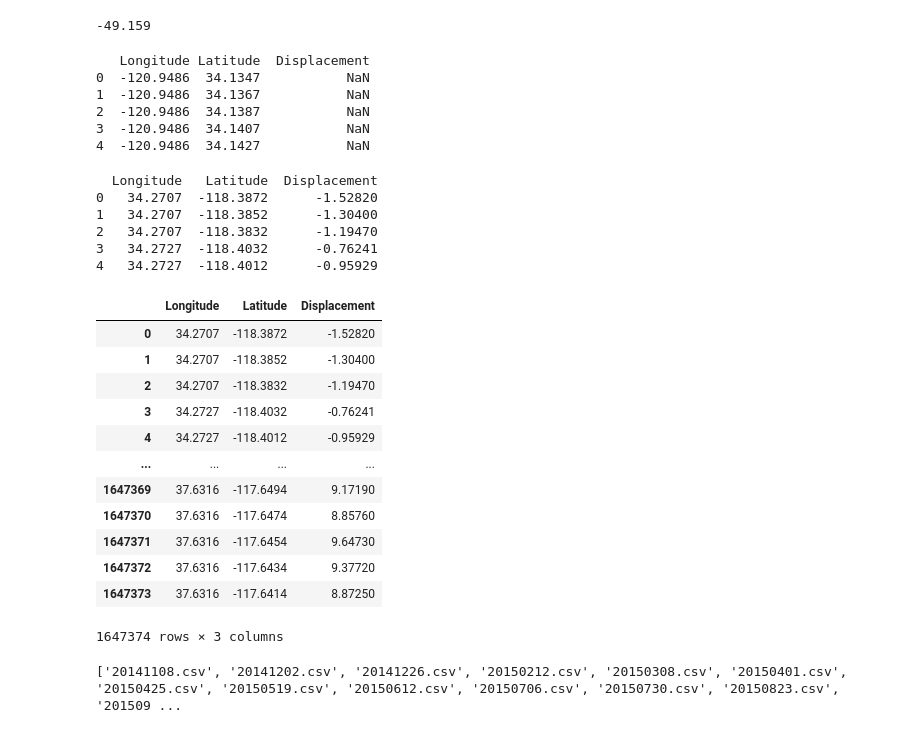
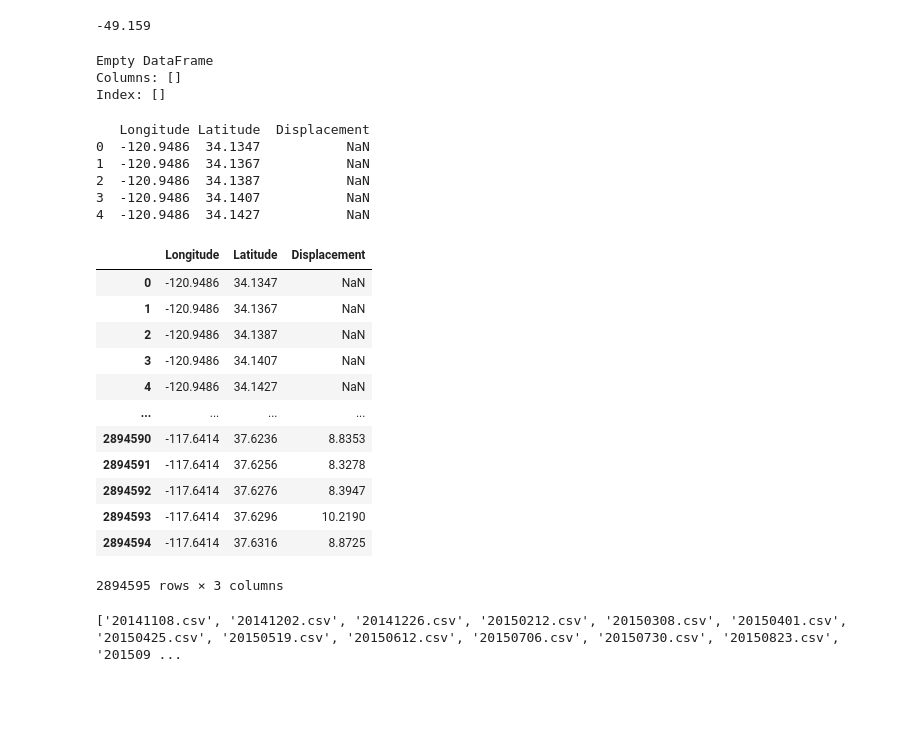
Before and after one commit to JayUpadhyayCS/DSFellowship, a Jupyter notebook: 0628.ipynb, the cells around one changed output. Drawn from its saved outputs; the diff is of its cells as text; code cells hidden in the pictures; blank space fills up the shorter version.

```diff
--- a/0628.ipynb
+++ b/0628.ipynb
@@ -67,46 +67,45 @@ z_south.loc[lat,longi]
 # %%
 df= z_south.unstack().reset_index()
 df.columns=['Longitude', 'Latitude', 'Displacement']
+
+df=pd.DataFrame()
 print(df.head())
 # %% [output]
-   Longitude Latitude  Displacement
-0  -120.9486  34.1347           NaN
-1  -120.9486  34.1367           NaN
-2  -120.9486  34.1387           NaN
-3  -120.9486  34.1407           NaN
-4  -120.9486  34.1427           NaN
+Empty DataFrame
+Columns: []
+Index: []
 # %%
 #time is column
 #row is loc
 z_south0=z_south
 #z_s= pd.read_csv('InSAR_data_south/displacement/20141108.csv')
-z_south=z_south.stack().reset_index()
+z_south=z_south.unstack().reset_index()
 z_south.columns=['Longitude', 'Latitude', 'Displacement']
 print(z_south.head())
 z_south
 
 #z_s=pd.DataFrame()
 #z_s.set_value([lat,longi], )
 # %% [output]
-  Longitude   Latitude  Displacement
-0   34.2707  -118.3872      -1.52820
-1   34.2707  -118.3852      -1.30400
-2   34.2707  -118.3832      -1.19470
-3   34.2727  -118.4032      -0.76241
-4   34.2727  -118.4012      -0.95929
+   Longitude Latitude  Displacement
+0  -120.9486  34.1347           NaN
+1  -120.9486  34.1367           NaN
+2  -120.9486  34.1387           NaN
+3  -120.9486  34.1407           NaN
+4  -120.9486  34.1427           NaN
 |  | Longitude | Latitude | Displacement |
-| 0 | 34.2707 | -118.3872 | -1.52820 |
-| 1 | 34.2707 | -118.3852 | -1.30400 |
-| 2 | 34.2707 | -118.3832 | -1.19470 |
-| 3 | 34.2727 | -118.4032 | -0.76241 |
-| 4 | 34.2727 | -118.4012 | -0.95929 |
+| 0 | -120.9486 | 34.1347 | NaN |
+| 1 | -120.9486 | 34.1367 | NaN |
+| 2 | -120.9486 | 34.1387 | NaN |
+| 3 | -120.9486 | 34.1407 | NaN |
+| 4 | -120.9486 | 34.1427 | NaN |
 | ... | ... | ... | ... |
-| 1647369 | 37.6316 | -117.6494 | 9.17190 |
-| 1647370 | 37.6316 | -117.6474 | 8.85760 |
-| 1647371 | 37.6316 | -117.6454 | 9.64730 |
-| 1647372 | 37.6316 | -117.6434 | 9.37720 |
-| 1647373 | 37.6316 | -117.6414 | 8.87250 |
+| 2894590 | -117.6414 | 37.6236 | 8.8353 |
+| 2894591 | -117.6414 | 37.6256 | 8.3278 |
+| 2894592 | -117.6414 | 37.6276 | 8.3947 |
+| 2894593 | -117.6414 | 37.6296 | 10.2190 |
+| 2894594 | -117.6414 | 37.6316 | 8.8725 |
-1647374 rows × 3 columns
+2894595 rows × 3 columns
 # %%
 #get displacement for one dot over the whole time 60 20 20
 #open file by file
```
Also changed, not shown: parts of 6 cells of this notebook, 1 other file.
